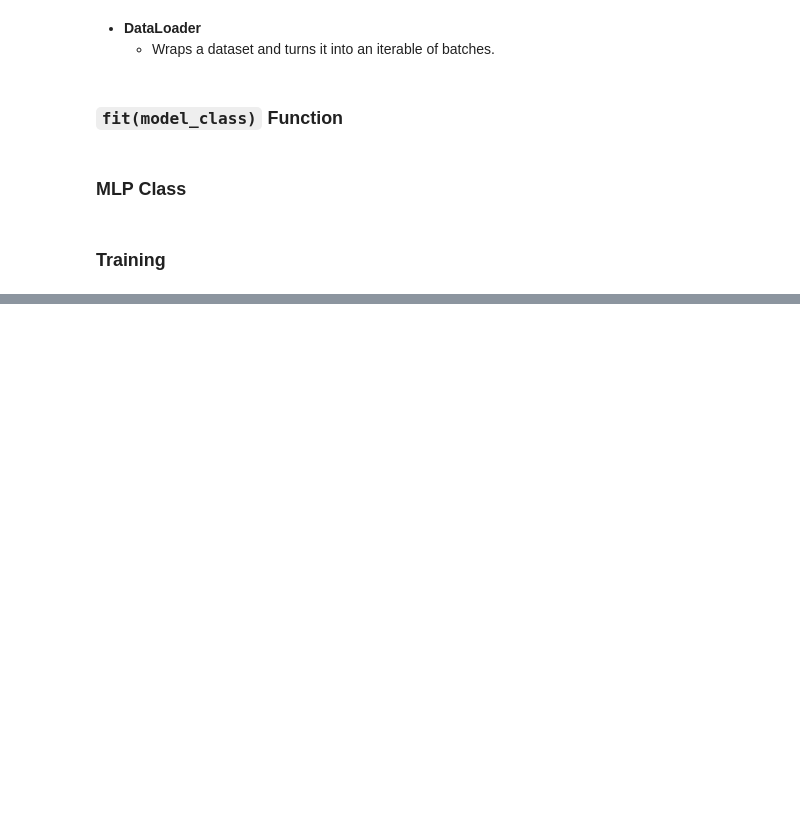
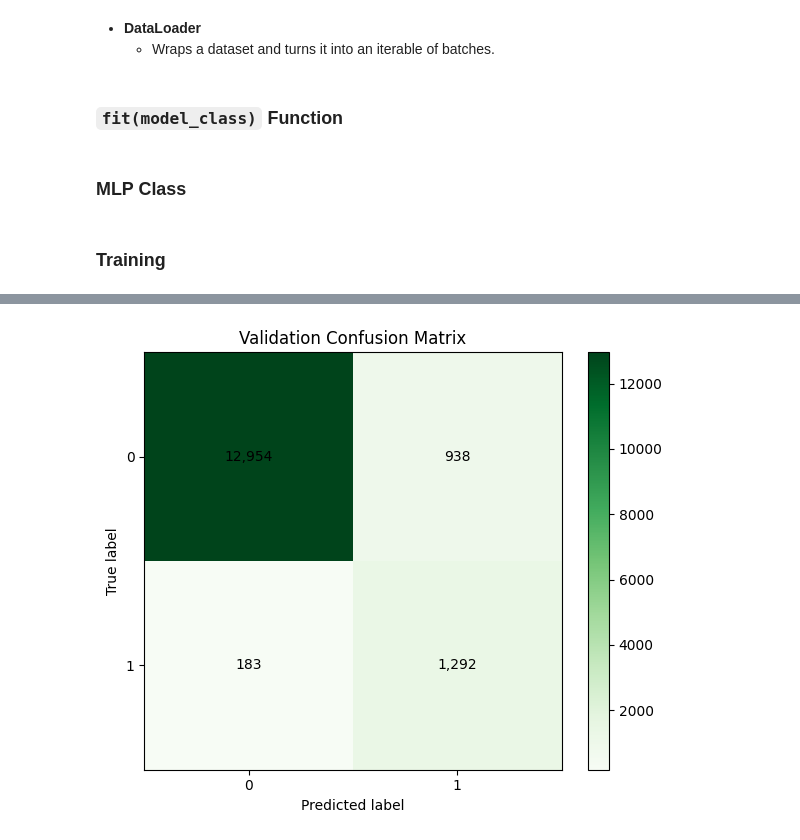
Before and after one commit to LtUdon/ECG-Abnormal-Heartbeat-Detection, a Jupyter notebook: MLP_Gian/MLP.ipynb, the cells around one changed output, grey strips where cells are left out. Drawn from its saved outputs; the diff is of its cells as text; code cells hidden in the pictures; blank space fills up the shorter version.

```diff
--- a/MLP_Gian/MLP.ipynb
+++ b/MLP_Gian/MLP.ipynb
@@ -229,0 +241,12 @@ plt.show()
+# %%
+valid_loss, valid_probs, valid_labels = evaluate(MLP_MODEL, valid_loader)
+train_loss, train_probs, train_labels = evaluate(MLP_MODEL, train_loader)
+
+valid_preds = (valid_probs >= 0.5).astype(int)
+
+cm = confusion_matrix(valid_labels, valid_preds)
+
+print(f"Train loss {train_loss:.4f} | Valid loss {valid_loss:.4f}")
+print(f"Valid ROC AUC: {roc_auc_score(valid_labels, valid_probs):.3f}")
+print(classification_report(valid_labels, valid_preds, digits=3))
+print(cm)
@@ -229,0 +267,24 @@ plt.show()
+# %%
+fig, ax = plt.subplots(figsize=(6, 5))
+image = ax.imshow(cm, cmap="Greens")
+fig.colorbar(image, ax=ax)
+
+ax.set(
+    xticks=np.arange(2),
+    yticks=np.arange(2),
+    xticklabels=["0", "1"],
+    yticklabels=["0", "1"],
+    xlabel="Predicted label",
+    ylabel="True label",
+    title="Validation Confusion Matrix",
+)
+
+for i in range(cm.shape[0]):
+    for j in range(cm.shape[1]):
+        ax.text(j, i, f"{cm[i, j]:,}", ha="center", va="center")
+
+plt.tight_layout()
+plt.savefig('images/Validation_Confusion_Matrix.png', dpi=300, bbox_inches='tight')
+plt.show()
+# %% [output]
+[figure, added]
```
Also changed, not shown: parts of 13 cells of this notebook, 4 other files.
